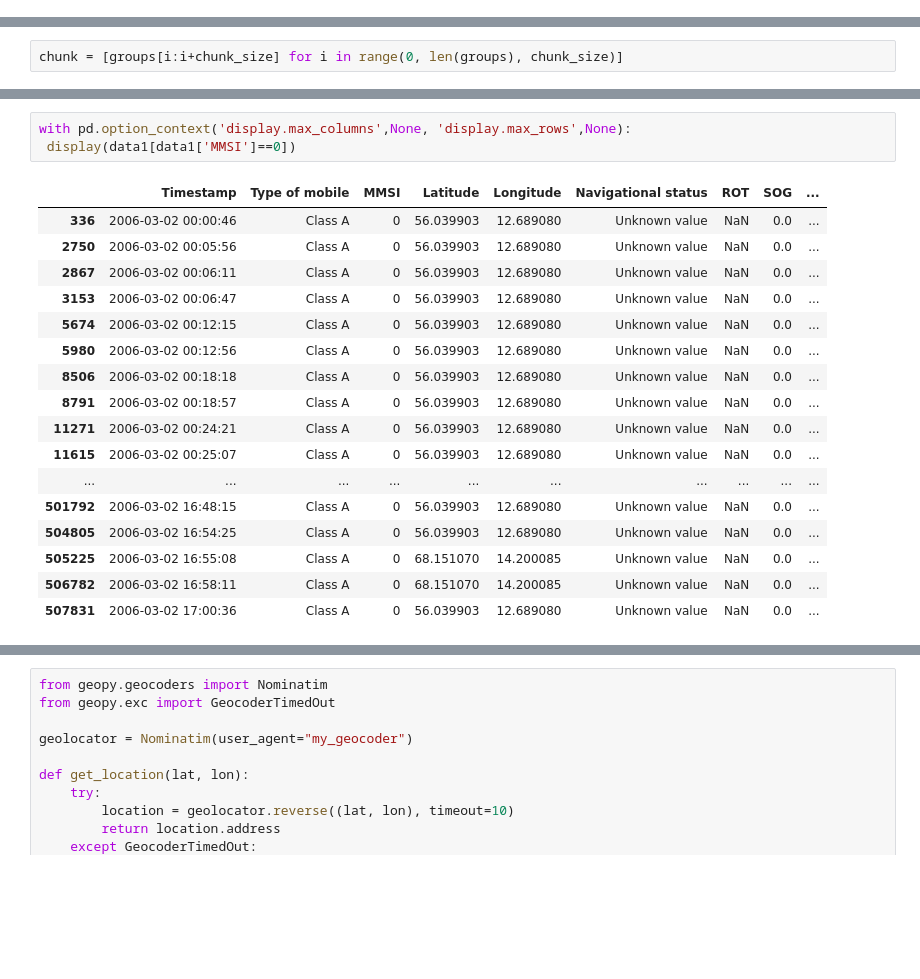
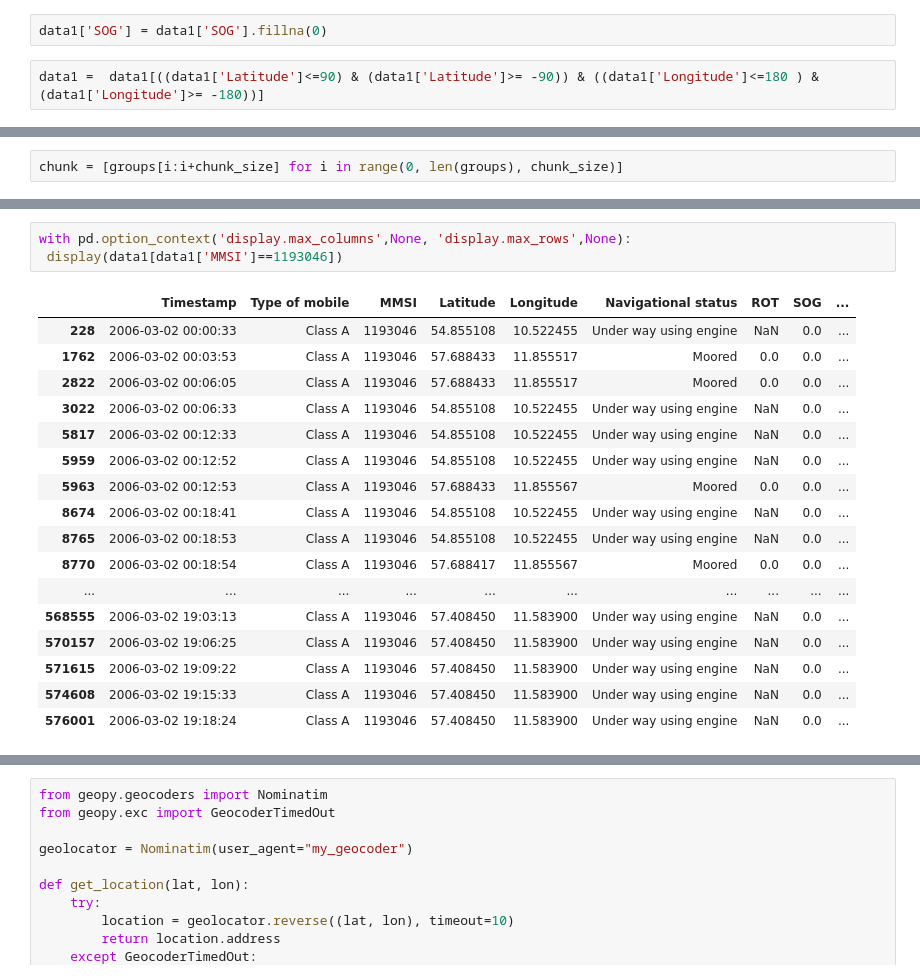
Before and after one commit to sazidshihab/Spoofing-Detection-from-AIS-GPS-Data, a Jupyter notebook: GPS Spoofing Detection with Parallel Computing.ipynb, the cells around one changed output, grey strips where cells are left out. Drawn from its saved outputs; the diff is of its cells as text; blank space fills up the shorter version.

Commit message:
Update GPS Spoofing Detection with Parallel Computing.ipynb
Identified location anomalies so far using , lat/lon , distance and speed calculation

```diff
--- a/GPS Spoofing Detection with Parallel Computing.ipynb
+++ b/GPS Spoofing Detection with Parallel Computing.ipynb
@@ -28,0 +35,4 @@ data1 = data1.drop(['IMO','Callsign','Cargo type','Ship type'], axis=1)
+# %%
+data1['SOG'] = data1['SOG'].fillna(0)
+# %%
+data1 =  data1[((data1['Latitude']<=90) & (data1['Latitude']>= -90)) & ((data1['Longitude']<=180 ) & (data1['Longitude']>= -180))]
@@ -65,22 +182,22 @@ with pd.option_context('display.max_rows', None,'display.max_columns', None):
  375361              AIS  )
 # %%
 with pd.option_context('display.max_columns',None, 'display.max_rows',None):
- display(data1[data1['MMSI']==0])
+ display(data1[data1['MMSI']==1193046])
 # %% [output]
 |  | Timestamp | Type of mobile | MMSI | Latitude | Longitude | Navigational status | ROT | SOG | ... |
-| 336 | 2006-03-02 00:00:46 | Class A | 0 | 56.039903 | 12.689080 | Unknown value | NaN | 0.0 | ... |
-| 2750 | 2006-03-02 00:05:56 | Class A | 0 | 56.039903 | 12.689080 | Unknown value | NaN | 0.0 | ... |
-| 2867 | 2006-03-02 00:06:11 | Class A | 0 | 56.039903 | 12.689080 | Unknown value | NaN | 0.0 | ... |
-| 3153 | 2006-03-02 00:06:47 | Class A | 0 | 56.039903 | 12.689080 | Unknown value | NaN | 0.0 | ... |
-| 5674 | 2006-03-02 00:12:15 | Class A | 0 | 56.039903 | 12.689080 | Unknown value | NaN | 0.0 | ... |
-| 5980 | 2006-03-02 00:12:56 | Class A | 0 | 56.039903 | 12.689080 | Unknown value | NaN | 0.0 | ... |
-| 8506 | 2006-03-02 00:18:18 | Class A | 0 | 56.039903 | 12.689080 | Unknown value | NaN | 0.0 | ... |
-| 8791 | 2006-03-02 00:18:57 | Class A | 0 | 56.039903 | 12.689080 | Unknown value | NaN | 0.0 | ... |
-| 11271 | 2006-03-02 00:24:21 | Class A | 0 | 56.039903 | 12.689080 | Unknown value | NaN | 0.0 | ... |
-| 11615 | 2006-03-02 00:25:07 | Class A | 0 | 56.039903 | 12.689080 | Unknown value | NaN | 0.0 | ... |
+| 228 | 2006-03-02 00:00:33 | Class A | 1193046 | 54.855108 | 10.522455 | Under way using engine | NaN | 0.0 | ... |
+| 1762 | 2006-03-02 00:03:53 | Class A | 1193046 | 57.688433 | 11.855517 | Moored | 0.0 | 0.0 | ... |
+| 2822 | 2006-03-02 00:06:05 | Class A | 1193046 | 57.688433 | 11.855517 | Moored | 0.0 | 0.0 | ... |
+| 3022 | 2006-03-02 00:06:33 | Class A | 1193046 | 54.855108 | 10.522455 | Under way using engine | NaN | 0.0 | ... |
+| 5817 | 2006-03-02 00:12:33 | Class A | 1193046 | 54.855108 | 10.522455 | Under way using engine | NaN | 0.0 | ... |
+| 5959 | 2006-03-02 00:12:52 | Class A | 1193046 | 54.855108 | 10.522455 | Under way using engine | NaN | 0.0 | ... |
+| 5963 | 2006-03-02 00:12:53 | Class A | 1193046 | 57.688433 | 11.855567 | Moored | 0.0 | 0.0 | ... |
+| 8674 | 2006-03-02 00:18:41 | Class A | 1193046 | 54.855108 | 10.522455 | Under way using engine | NaN | 0.0 | ... |
+| 8765 | 2006-03-02 00:18:53 | Class A | 1193046 | 54.855108 | 10.522455 | Under way using engine | NaN | 0.0 | ... |
+| 8770 | 2006-03-02 00:18:54 | Class A | 1193046 | 57.688417 | 11.855567 | Moored | 0.0 | 0.0 | ... |
 | ... | ... | ... | ... | ... | ... | ... | ... | ... | ... |
-| 501792 | 2006-03-02 16:48:15 | Class A | 0 | 56.039903 | 12.689080 | Unknown value | NaN | 0.0 | ... |
-| 504805 | 2006-03-02 16:54:25 | Class A | 0 | 56.039903 | 12.689080 | Unknown value | NaN | 0.0 | ... |
-| 505225 | 2006-03-02 16:55:08 | Class A | 0 | 68.151070 | 14.200085 | Unknown value | NaN | 0.0 | ... |
-| 506782 | 2006-03-02 16:58:11 | Class A | 0 | 68.151070 | 14.200085 | Unknown value | NaN | 0.0 | ... |
-| 507831 | 2006-03-02 17:00:36 | Class A | 0 | 56.039903 | 12.689080 | Unknown value | NaN | 0.0 | ... |
+| 568555 | 2006-03-02 19:03:13 | Class A | 1193046 | 57.408450 | 11.583900 | Under way using engine | NaN | 0.0 | ... |
+| 570157 | 2006-03-02 19:06:25 | Class A | 1193046 | 57.408450 | 11.583900 | Under way using engine | NaN | 0.0 | ... |
+| 571615 | 2006-03-02 19:09:22 | Class A | 1193046 | 57.408450 | 11.583900 | Under way using engine | NaN | 0.0 | ... |
+| 574608 | 2006-03-02 19:15:33 | Class A | 1193046 | 57.408450 | 11.583900 | Under way using engine | NaN | 0.0 | ... |
+| 576001 | 2006-03-02 19:18:24 | Class A | 1193046 | 57.408450 | 11.583900 | Under way using engine | NaN | 0.0 | ... |
```
Also changed, not shown: parts of 8 cells of this notebook.
